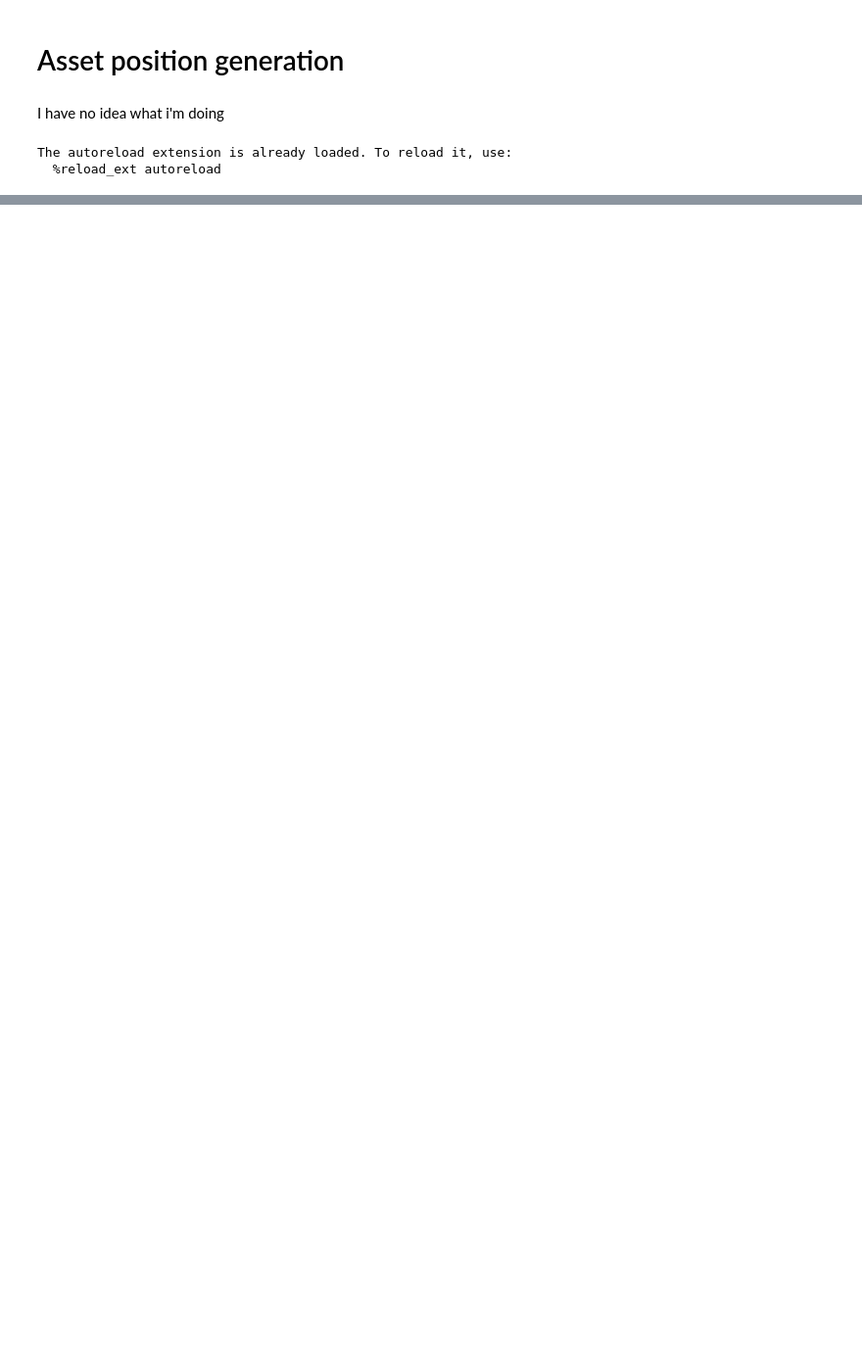
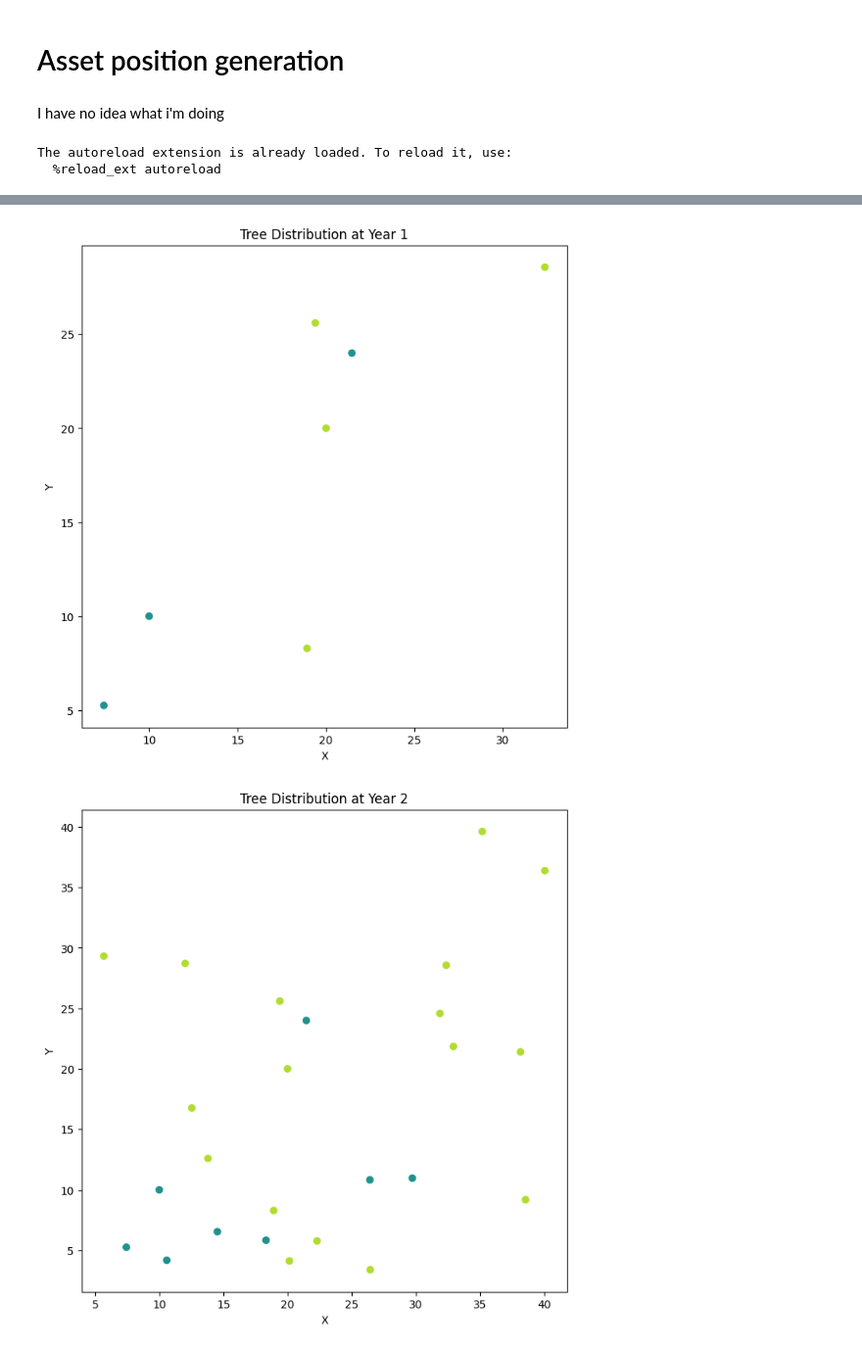
Before and after one commit to GrafCzterech/forest_gen, a Jupyter notebook: assetgen.ipynb, the cells around one changed output, grey strips where cells are left out. Shown at 98% size. Cells and saved outputs as stored; diff of their text form; code cells hidden in the pictures; blank space fills up the shorter version.

```diff
--- a/assetgen.ipynb
+++ b/assetgen.ipynb
@@ -87,0 +19,40 @@ plot_trees(assets, size)
+# %%
+# Generate plot for generated coordinates with a grid
+
+from typing import Iterable
+from matplotlib import colormaps
+VIRIDIS = colormaps['viridis']
+
+def plot_state(trees: Iterable[Plant], year: int):
+    x_vals = [tree.coords[0] for tree in trees]
+    y_vals = [tree.coords[1] for tree in trees]
+    colors = [VIRIDIS(hash(tree.species) % 256) for tree in trees]
+
+    plt.figure(figsize=(8, 8))
+
+    plt.scatter(x_vals, y_vals, c=colors, marker='o')
+
+    plt.title(f"Tree Distribution at Year {year}")
+    plt.xlabel("X")
+
+    plt.ylabel("Y")
+    plt.grid(False)
+    plt.show()
+# %%
+
+size = 512
+
+RADIUS = 2.0
+
+random_tree = Species("A tree", 5, 0.01, radius=RADIUS)
+another_tree = Species("Another tree", 5, 0.02, radius=RADIUS)
+bush = Species("Bush", 5, 0.01, radius=RADIUS)
+
+sim = Simulation(200, {"tree":{random_tree, another_tree}, "bush":{bush}})
+state = [Plant((10.0, 10.0), random_tree, 0), Plant((20.0, 20.0), another_tree, 0)]
+for i in range(10):
+    state = sim.run_state(1, state)
+    plot_state(state, i + 1)
+# %% [output]
+[figure, added]
+[figure, added]
```
Also changed, not shown: parts of 5 cells of this notebook, 6 other files.
